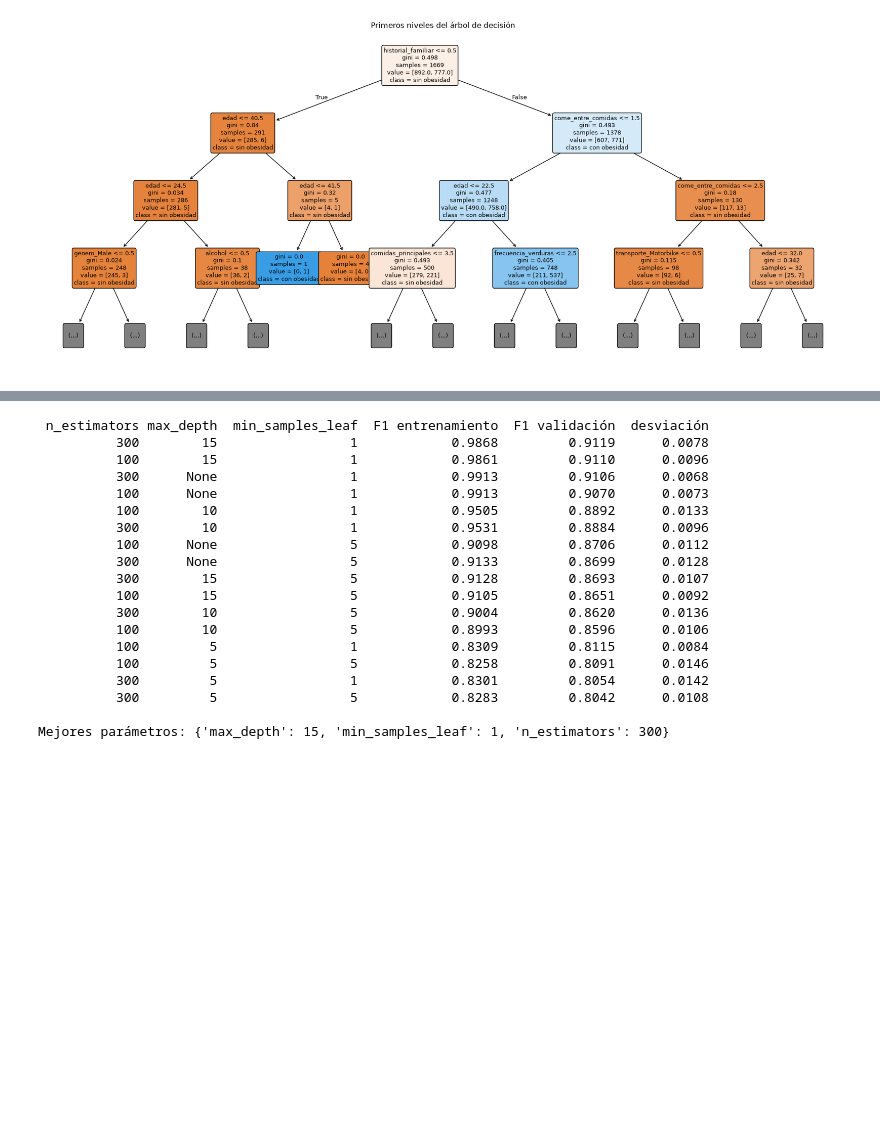
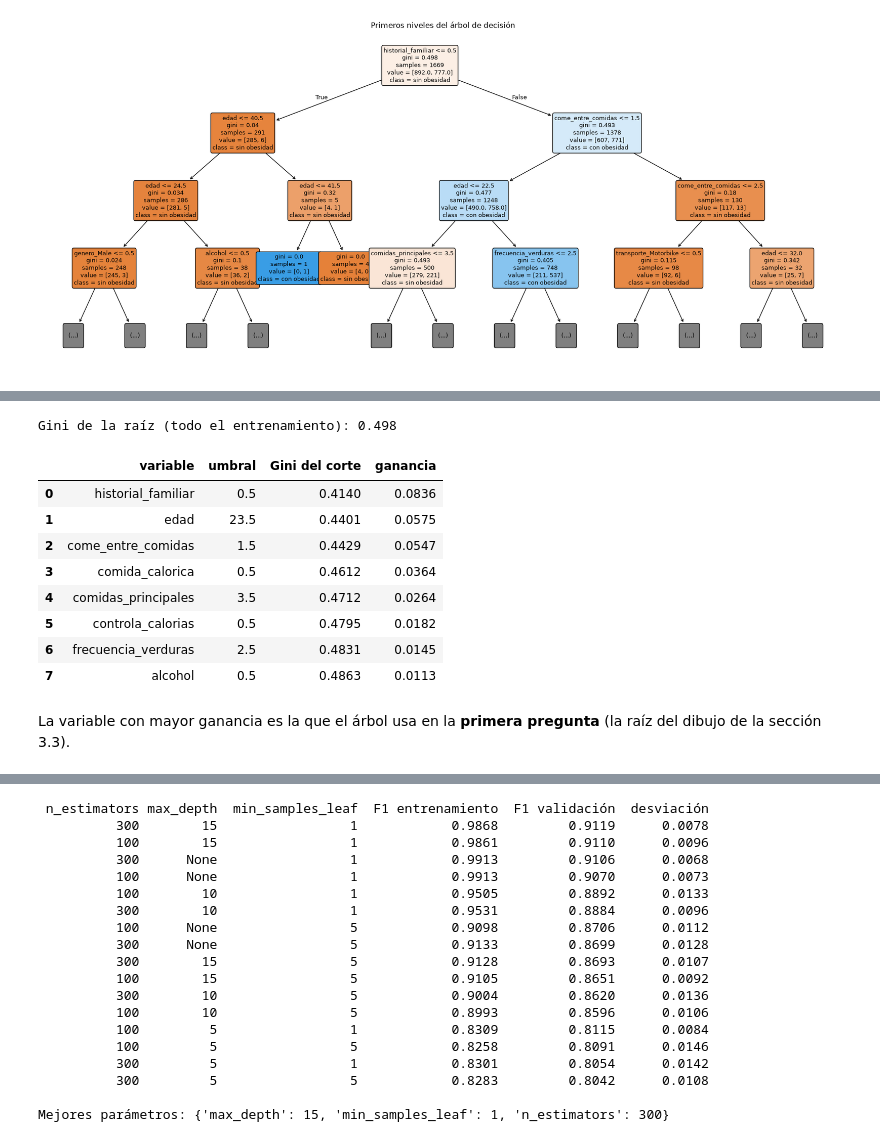
Before and after one commit to Mayerly3suarez/ML_2026Q4, a Jupyter notebook: src/Actividades_Evaluativas/EA3_modelo.ipynb, the cells around one changed output, grey strips where cells are left out. Drawn from its saved outputs; the diff is of its cells as text; code cells hidden in the pictures; blank space fills up the shorter version.

Commit message:
EA3: se agrega índice de Gini, modelo perezoso, ROC-AUC y equidad por género

```diff
--- a/src/Actividades_Evaluativas/EA3_modelo.ipynb
+++ b/src/Actividades_Evaluativas/EA3_modelo.ipynb
@@ -367 +378,42 @@ plt.show()
+# %%
+def gini(etiquetas):
+    p = np.bincount(etiquetas, minlength=2) / len(etiquetas)
+    return 1 - np.sum(p ** 2)
+
+def evaluar_corte(x, etiquetas, umbral):
+    izq, der = etiquetas[x <= umbral], etiquetas[x > umbral]
+    g_corte = len(izq) / len(etiquetas) * gini(izq) + len(der) / len(etiquetas) * gini(der)
+    return g_corte, gini(etiquetas) - g_corte
+
+X_gini = arbol.X_train[predictoras_num + predictoras_bin]
+y_gini = arbol.y_train.to_numpy().astype(int)
+print(f"Gini de la raíz (todo el entrenamiento): {gini(y_gini):.3f}")
+
+# El mejor corte de cada variable: ¿cuál gana?
+mejores = []
+for col in X_gini.columns:
+    x = X_gini[col].to_numpy()
+    valores = np.unique(x)
+    umbrales = (valores[:-1] + valores[1:]) / 2
+    if len(umbrales) == 0:
+        continue
+    resultados = [evaluar_corte(x, y_gini, u) for u in umbrales]
+    k = int(np.argmax([r[1] for r in resultados]))
+    mejores.append({"variable": col, "umbral": umbrales[k],
+                    "Gini del corte": resultados[k][0], "ganancia": resultados[k][1]})
+tabla_gini = pd.DataFrame(mejores).sort_values("ganancia", ascending=False).round(4).reset_index(drop=True)
+tabla_gini.head(8)
+# %% [output]
+Gini de la raíz (todo el entrenamiento): 0.498
+|  | variable | umbral | Gini del corte | ganancia |
+| 0 | historial_familiar | 0.5 | 0.4140 | 0.0836 |
+| 1 | edad | 23.5 | 0.4401 | 0.0575 |
+| 2 | come_entre_comidas | 1.5 | 0.4429 | 0.0547 |
+| 3 | comida_calorica | 0.5 | 0.4612 | 0.0364 |
+| 4 | comidas_principales | 3.5 | 0.4712 | 0.0264 |
+| 5 | controla_calorias | 0.5 | 0.4795 | 0.0182 |
+| 6 | frecuencia_verduras | 2.5 | 0.4831 | 0.0145 |
+| 7 | alcohol | 0.5 | 0.4863 | 0.0113 |
+# %% [markdown]
+La variable con mayor ganancia es la que el árbol usa en la **primera pregunta** (la raíz del dibujo de la sección 3.3).
 # %% [markdown]
```
Also changed, not shown: parts of 17 cells of this notebook.
